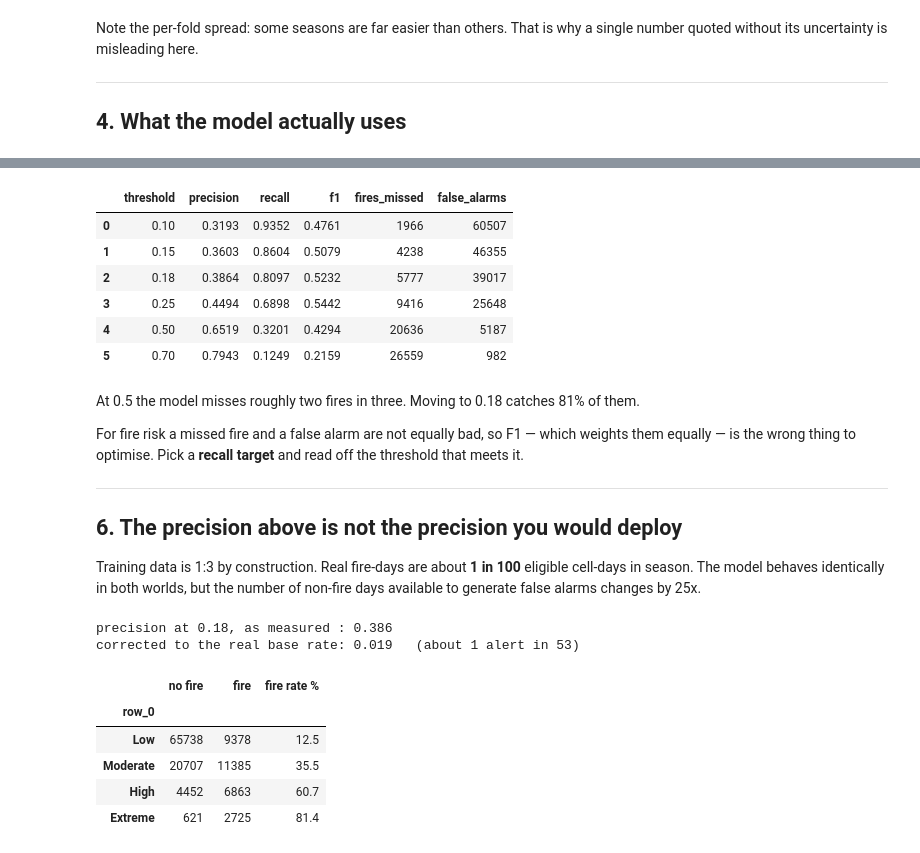
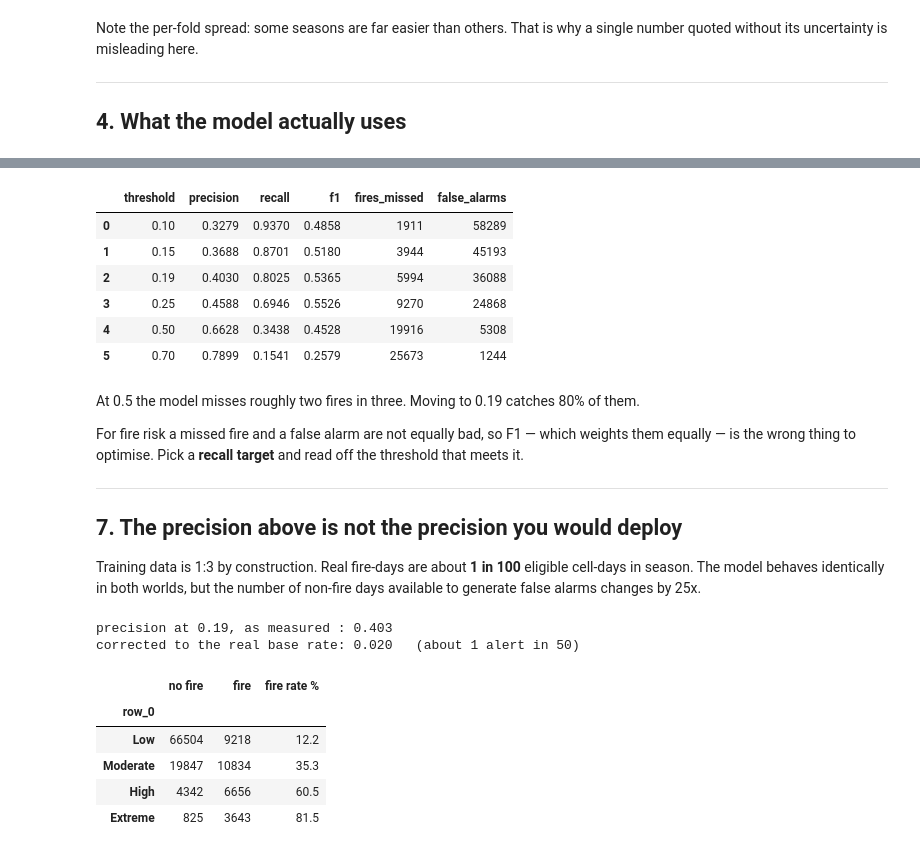
Before and after one commit to Abdelmalek05/fire-detection-model, a Jupyter notebook: kaggle_starter.ipynb, the cells around one changed output, grey strips where cells are left out. Drawn from its saved outputs; the diff is of its cells as text; code cells hidden in the pictures.

```diff
--- a/kaggle_starter.ipynb
+++ b/kaggle_starter.ipynb
@@ -25,13 +27,26 @@ from sklearn.metrics import (average_precision_score, f1_score, precision_score,
 hits = glob.glob("/kaggle/input/**/dataset.parquet", recursive=True)
 d = pd.read_parquet(hits[0] if hits else "data/processed/dataset.parquet")
 
-NOT_FEATURES = [
-    "sample_kind", "n_detections", "max_frp",   # leak the label - see below
-    "cell_id", "lat", "lon",                    # geography - see below
-    "date", "year", "doy", "split",             # keys and bookkeeping
-    "label",                                    # the target
+# EXPLICIT, not built by exclusion. Two columns make exclusion dangerous here:
+# `doy` IS a model feature despite looking like bookkeeping, and `ndvi_anomaly`
+# is stored but deliberately NOT trained on. A by-exclusion list gets both
+# wrong and still prints "26 features", so nothing looks broken.
+FEATURES = [
+    # same-day weather
+    "temp_max", "temp_min", "temp_mean", "rh_min", "rh_mean",
+    "wind_max", "wind_mean", "precip_sum", "vpd_max",
+    # antecedent dryness
+    "precip_7d", "precip_30d", "days_since_rain_1mm",
+    "temp_max_7d_mean", "rh_min_7d_mean",
+    # Canadian FWI system
+    "ffmc", "dmc", "dc", "isi", "bui", "fwi",
+    # fuel depletion
+    "days_since_last_fire",
+    # seasonality
+    "doy",
+    # vegetation
+    "ndvi", "ndvi_normal", "ndvi_change_32d", "ndvi_stale_days",
 ]
-FEATURES = [c for c in d.columns if c not in NOT_FEATURES]
 X, y, years = d[FEATURES], d["label"], d["year"]
 
 print(f"{len(d):,} rows x {d.shape[1]} columns  ->  {len(FEATURES)} model features")
@@ -194,34 +265,34 @@ to 0.688 on pure artefact. If you recompute this feature from other fire data, k
 # %%
 n_pos = int(y.sum())
 rows = []
-for t in [0.10, 0.15, 0.18, 0.25, 0.50, 0.70]:
+for t in [0.10, 0.15, 0.19, 0.25, 0.50, 0.70]:
     yhat = (oof >= t).astype(int)
     rows.append({
         "threshold": t,
         "precision": precision_score(y, yhat, zero_division=0),
         "recall": recall_score(y, yhat, zero_division=0),
         "f1": f1_score(y, yhat, zero_division=0),
         "fires_missed": n_pos - int(((yhat == 1) & (y == 1)).sum()),
         "false_alarms": int(((yhat == 1) & (y == 0)).sum()),
     })
 pd.DataFrame(rows).round(4)
 # %% [output]
 |  | threshold | precision | recall | f1 | fires_missed | false_alarms |
-| 0 | 0.10 | 0.3193 | 0.9352 | 0.4761 | 1966 | 60507 |
-| 1 | 0.15 | 0.3603 | 0.8604 | 0.5079 | 4238 | 46355 |
-| 2 | 0.18 | 0.3864 | 0.8097 | 0.5232 | 5777 | 39017 |
-| 3 | 0.25 | 0.4494 | 0.6898 | 0.5442 | 9416 | 25648 |
-| 4 | 0.50 | 0.6519 | 0.3201 | 0.4294 | 20636 | 5187 |
-| 5 | 0.70 | 0.7943 | 0.1249 | 0.2159 | 26559 | 982 |
+| 0 | 0.10 | 0.3279 | 0.9370 | 0.4858 | 1911 | 58289 |
+| 1 | 0.15 | 0.3688 | 0.8701 | 0.5180 | 3944 | 45193 |
+| 2 | 0.19 | 0.4030 | 0.8025 | 0.5365 | 5994 | 36088 |
+| 3 | 0.25 | 0.4588 | 0.6946 | 0.5526 | 9270 | 24868 |
+| 4 | 0.50 | 0.6628 | 0.3438 | 0.4528 | 19916 | 5308 |
+| 5 | 0.70 | 0.7899 | 0.1541 | 0.2579 | 25673 | 1244 |
 # %% [markdown]
-At 0.5 the model misses roughly two fires in three. Moving to 0.18 catches 81% of them.
+At 0.5 the model misses roughly two fires in three. Moving to 0.19 catches 80% of them.
 
 For fire risk a missed fire and a false alarm are not equally bad, so F1 — which weights
 them equally — is the wrong thing to optimise. Pick a **recall target** and read off the
 threshold that meets it.
 
 ---
-## 6. The precision above is not the precision you would deploy
+## 7. The precision above is not the precision you would deploy
 
 Training data is 1:3 by construction. Real fire-days are about **1 in 100** eligible
 cell-days in season. The model behaves identically in both worlds, but the number of
@@ -238,9 +309,9 @@ def correct(p, sampled=SAMPLED, real=REAL):
     return odds / (1 + odds)
 
 
-measured = precision_score(y, (oof >= 0.18).astype(int), zero_division=0)
+measured = precision_score(y, (oof >= 0.19).astype(int), zero_division=0)
 deployed = float(correct(measured))
-print(f"precision at 0.18, as measured : {measured:.3f}")
+print(f"precision at 0.19, as measured : {measured:.3f}")
 print(f"corrected to the real base rate: {deployed:.3f}   "
       f"(about 1 alert in {1/deployed:.0f})")
 
@@ -252,14 +323,14 @@ tab.columns = ["no fire", "fire"]
 tab["fire rate %"] = (tab["fire"] / tab.sum(axis=1) * 100).round(1)
 tab
 # %% [output]
-precision at 0.18, as measured : 0.386
-corrected to the real base rate: 0.019   (about 1 alert in 53)
+precision at 0.19, as measured : 0.403
+corrected to the real base rate: 0.020   (about 1 alert in 50)
 |  | no fire | fire | fire rate % |
 | row_0 |  |  |  |
-| Low | 65738 | 9378 | 12.5 |
-| Moderate | 20707 | 11385 | 35.5 |
-| High | 4452 | 6863 | 60.7 |
-| Extreme | 621 | 2725 | 81.4 |
+| Low | 66504 | 9218 | 12.2 |
+| Moderate | 19847 | 10834 | 35.3 |
+| High | 4342 | 6656 | 60.5 |
+| Extreme | 825 | 3643 | 81.5 |
 # %% [markdown]
 Recall transfers between the two worlds; precision does not. Recall only involves actual
 fires, and every one of those was kept. Precision depends on how many negatives exist, and
```
Also changed, not shown: parts of 12 cells of this notebook, 2 other files.
